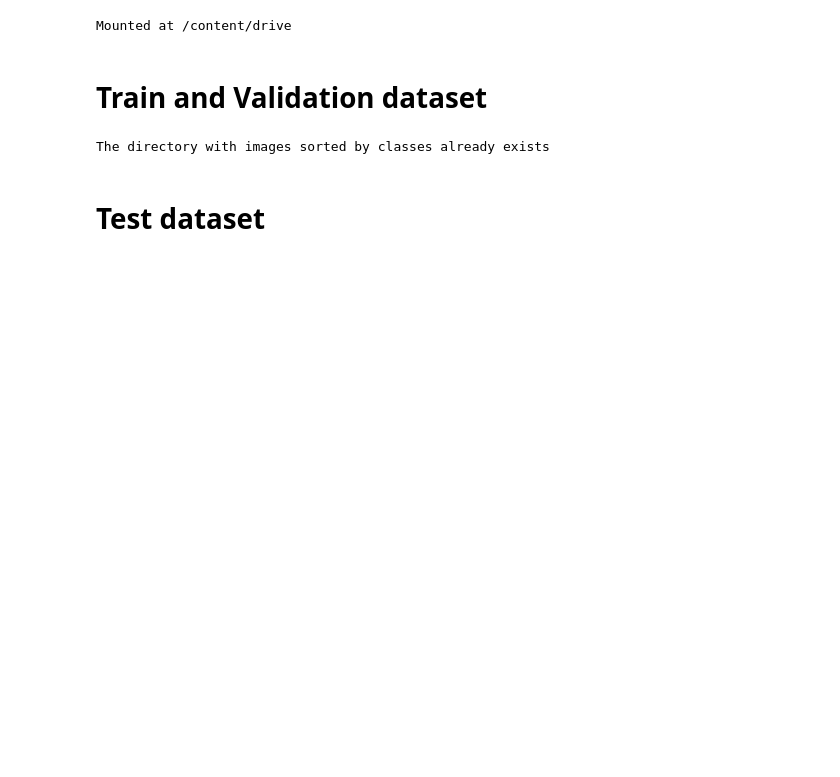
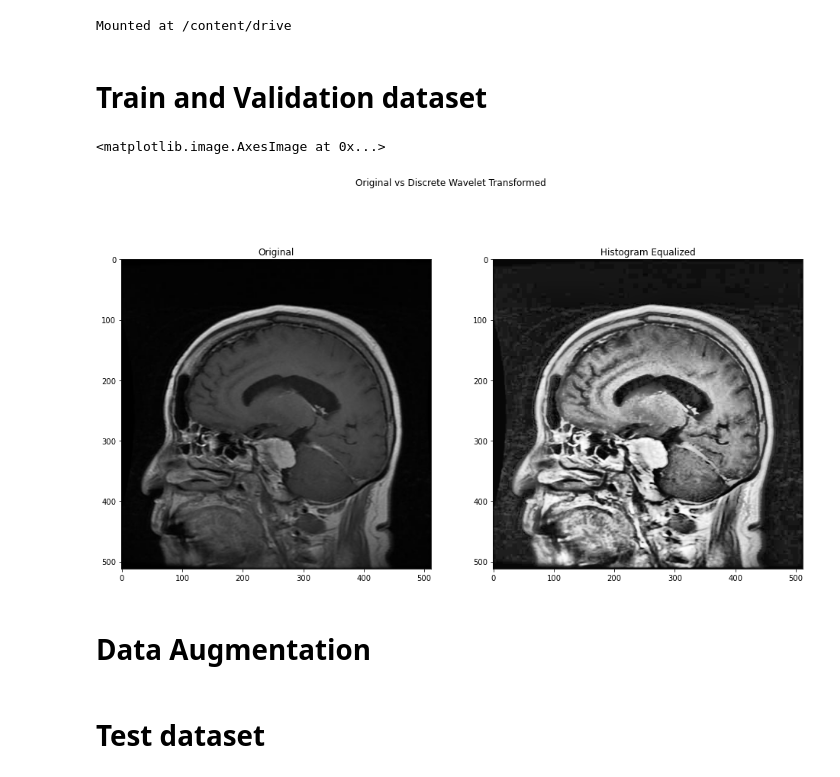
Before and after one commit to tanpinray/AMLS_22-21_SN18100138, a Jupyter notebook: Task_B_NN.ipynb, the cells around one changed output. Drawn from its saved outputs; the diff is of its cells as text; code cells hidden in the pictures; blank space fills up the shorter version.

Commit message:
Added CLAHE image processing

```diff
--- a/Task_B_NN.ipynb
+++ b/Task_B_NN.ipynb
@@ -32,32 +47,50 @@ Mounted at /content/drive
+# %%
+im = imread('./dataset/image/IMAGE_0000.jpg')
+equalized_img = equalize_adapthist(im, clip_limit=0.03, nbins=256)
+
+fig, axs = plt.subplots(nrows=1, ncols=2, figsize=(16, 9))
+fig.suptitle('Original vs Discrete Wavelet Transformed')
+axs[0].set_title('Original')
+axs[0].imshow(im)
+axs[1].set_title('Histogram Equalized')
+axs[1].imshow(equalized_img)
+# %% [output]
+<matplotlib.image.AxesImage at 0x...>
+[figure, added]
 # %%
 # # For google colab
 # train_path = '/content/drive/My Drive/dataset'
 # train_datapath = '/content/drive/My Drive/dataset/image'
+# # New path for seperating images into respective classes
 # new_train_path = os.path.join(train_path, 'image_classes')
-# df_train = pd.read_csv(os.path.join(train_path, 'label.csv'))
 
-# For offline use
+## For offline use
 train_path = './dataset'
 train_datapath = './dataset/image'
+# New path for seperating images into respective classes
 new_train_path = os.path.join(train_path, 'image_classes')
+
+# Read csv file with image name and associated labels
 df_train = pd.read_csv(os.path.join(train_path, 'label.csv'))
 
 if os.path.exists(new_train_path):
     print('The directory with images sorted by classes already exists')
 else:
-  os.mkdir(new_train_path)
-  for label in df_train['label'].unique():
-    os.mkdir(os.path.join(new_train_path, label))
+    os.mkdir(new_train_path)
+    for label in df_train['label'].unique():
+        os.mkdir(os.path.join(new_train_path, label))
 
-  for filename in tqdm(df_train['file_name']):
-    idx = df_train.index[df_train['file_name']==filename].item()
-    if df_train.loc[idx, 'label'] == 'no_tumor':
-      shutil.copy(os.path.join(train_datapath, filename), os.path.join(new_train_path, 'no_tumor'))
-    elif df_train.loc[idx, 'label'] =='glioma_tumor':
-      shutil.copy(os.path.join(train_datapath, filename), os.path.join(new_train_path, 'glioma_tumor'))
-    elif df_train.loc[idx, 'label'] =='meningioma_tumor':
-      shutil.copy(os.path.join(train_datapath, filename), os.path.join(new_train_path, 'meningioma_tumor'))
-    elif df_train.loc[idx, 'label'] =='pituitary_tumor':
-      shutil.copy(os.path.join(train_datapath, filename), os.path.join(new_train_path, 'pituitary_tumor'))
+    for filename in tqdm(df_train['file_name']):
+        idx = df_train.index[df_train['file_name'] == filename].item()
+        if df_train.loc[idx, 'label'] == 'no_tumor':
+            shutil.copy(os.path.join(train_datapath, filename),
+                        os.path.join(new_train_path, 'no_tumor'))
+        elif df_train.loc[idx, 'label'] == 'glioma_tumor':
+            shutil.copy(os.path.join(train_datapath, filename),
+                        os.path.join(new_train_path, 'glioma_tumor'))
+        elif df_train.loc[idx, 'label'] == 'meningioma_tumor':
+            shutil.copy(os.path.join(train_datapath, filename),
+                        os.path.join(new_train_path, 'meningioma_tumor'))
+        elif df_train.loc[idx, 'label'] == 'pituitary_tumor':
+            shutil.copy(os.path.join(train_datapath, filename),
+                        os.path.join(new_train_path, 'pituitary_tumor'))
-# %% [output]
-The directory with images sorted by classes already exists
@@ -137,0 +130,2 @@ for image in tqdm(images_aug_meningioma):
+# %% [markdown]
+# Data Augmentation
```
Also changed, not shown: parts of 8 cells of this notebook.
